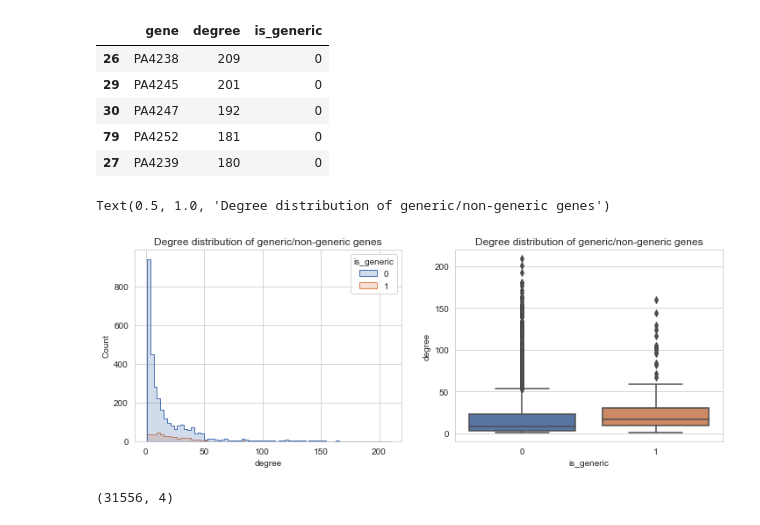
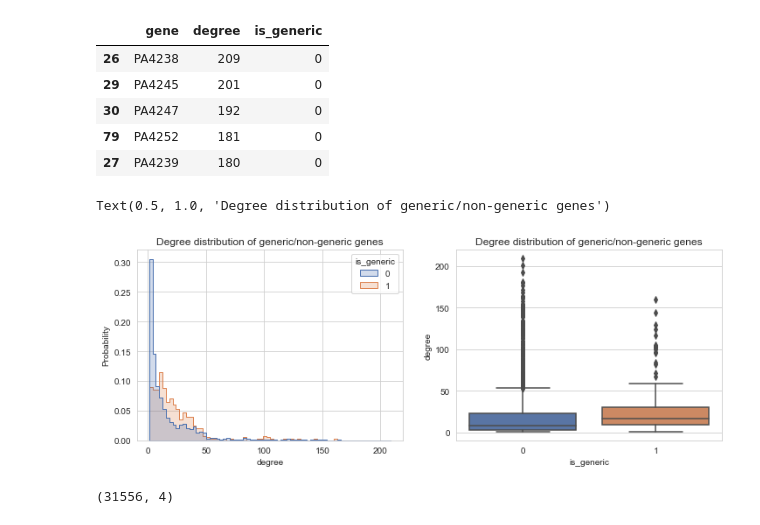
Before and after one commit to greenelab/generic-expression-patterns, a Jupyter notebook: network_analysis/2_calculate_node_statistics.ipynb, the cells around one changed output. Cells and saved outputs as stored; diff of their text form; code cells hidden in the pictures.

```diff
--- a/network_analysis/2_calculate_node_statistics.ipynb
+++ b/network_analysis/2_calculate_node_statistics.ipynb
@@ -45,14 +54,15 @@ degree_df.sort_values(by='degree', ascending=False).head()
 # %%
 sns.set({'figure.figsize': (12, 4)})
 sns.set_style('whitegrid')
 fig, axarr = plt.subplots(1, 2)
-sns.histplot(data=degree_df, x='degree', hue='is_generic', element='step', ax=axarr[0])
+sns.histplot(data=degree_df, x='degree', hue='is_generic', element='step',
+             stat='probability', common_norm=False, ax=axarr[0])
 axarr[0].set_title('Degree distribution of generic/non-generic genes')
 sns.boxplot(data=degree_df, y='degree', x='is_generic', ax=axarr[1])
 axarr[1].set_title('Degree distribution of generic/non-generic genes')
 # %% [output]
 Text(0.5, 1.0, 'Degree distribution of generic/non-generic genes')
-[figure, old version]
+[figure, new version]
 # %%
 # plot weight distribution + look at weights of edges including generic genes
 # (v1, v2, weight, is_generic)
```
Also changed, not shown: parts of 4 cells of this notebook, 1 other file.
